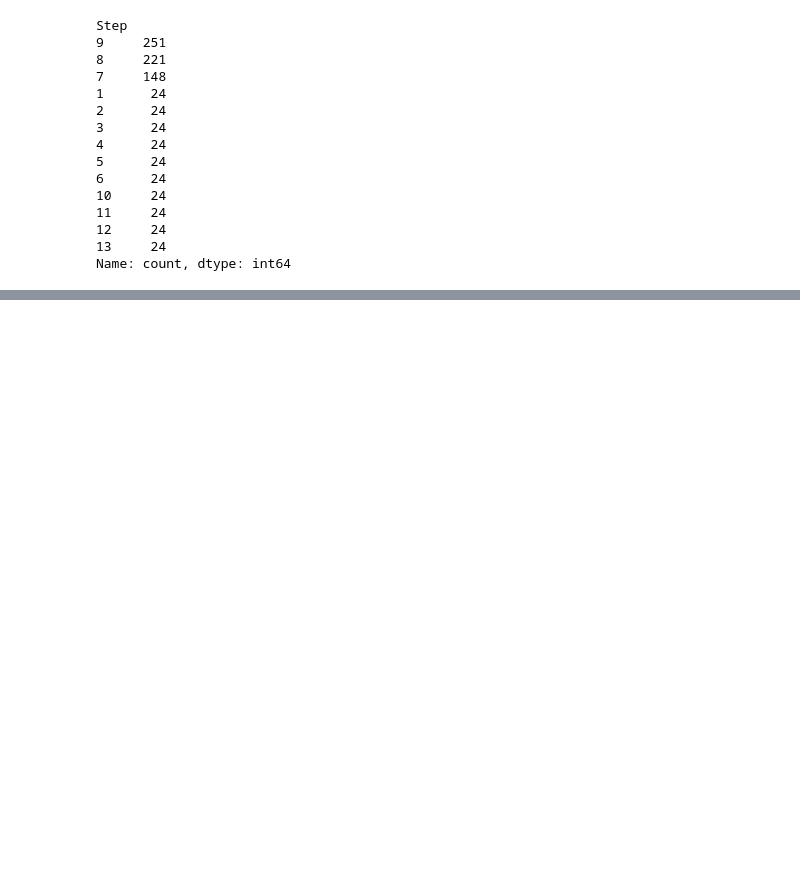
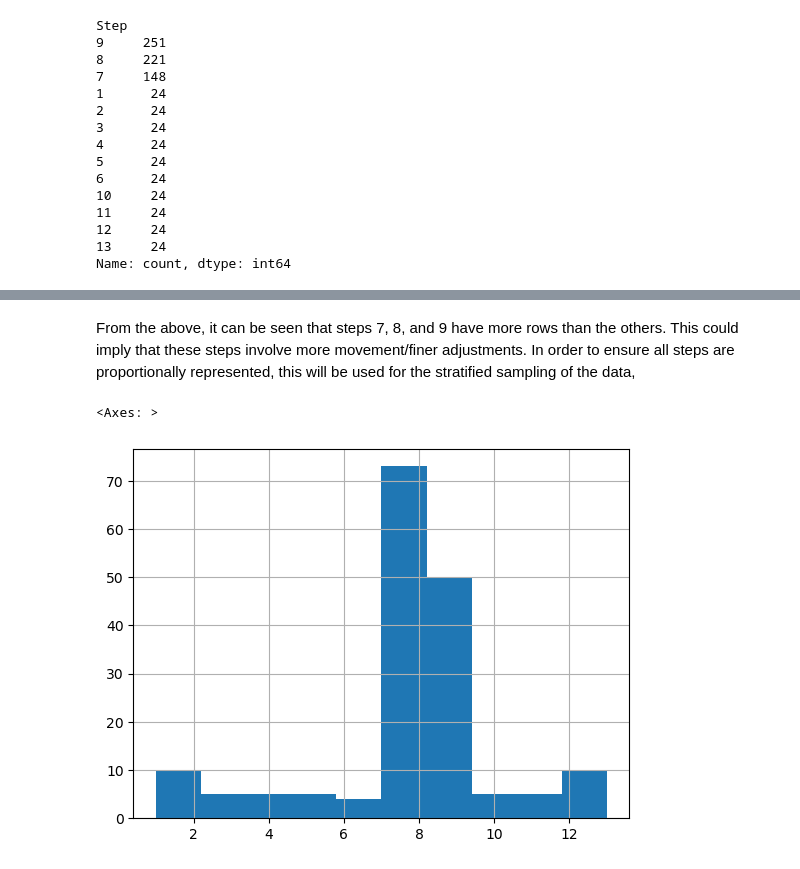
Before and after one commit to CaptainAhad/Project-1, a Jupyter notebook: Project 1.ipynb, the cells around one changed output, grey strips where cells are left out. Cells and saved outputs as stored; diff of their text form; code cells hidden in the pictures; blank space fills up the shorter version.

```diff
--- a/Project 1.ipynb
+++ b/Project 1.ipynb
@@ -86,0 +68,16 @@ Name: count, dtype: int64
+# %% [markdown]
+From the above, it can be seen that steps 7, 8, and 9 have more rows than the others. This could imply that these steps involve more movement/finer adjustments. In order to
+ensure all steps are proportionally represented, this will be used for the stratified sampling of the data,
+# %%
+#Create an 80/20 train/test split
+
+split = StratifiedShuffleSplit(n_splits = 1, test_size = 0.2, random_state = 42)
+
+for train_index, test_index in split.split(df, df["Step"]):
+    train_set = df.loc[train_index]
+    test_set = df.loc[test_index]
+
+test_set["Step"].hist()
+# %% [output]
+<Axes: >
+[figure, added]
```
Also changed, not shown: parts of 24 cells of this notebook, 1 other file.
